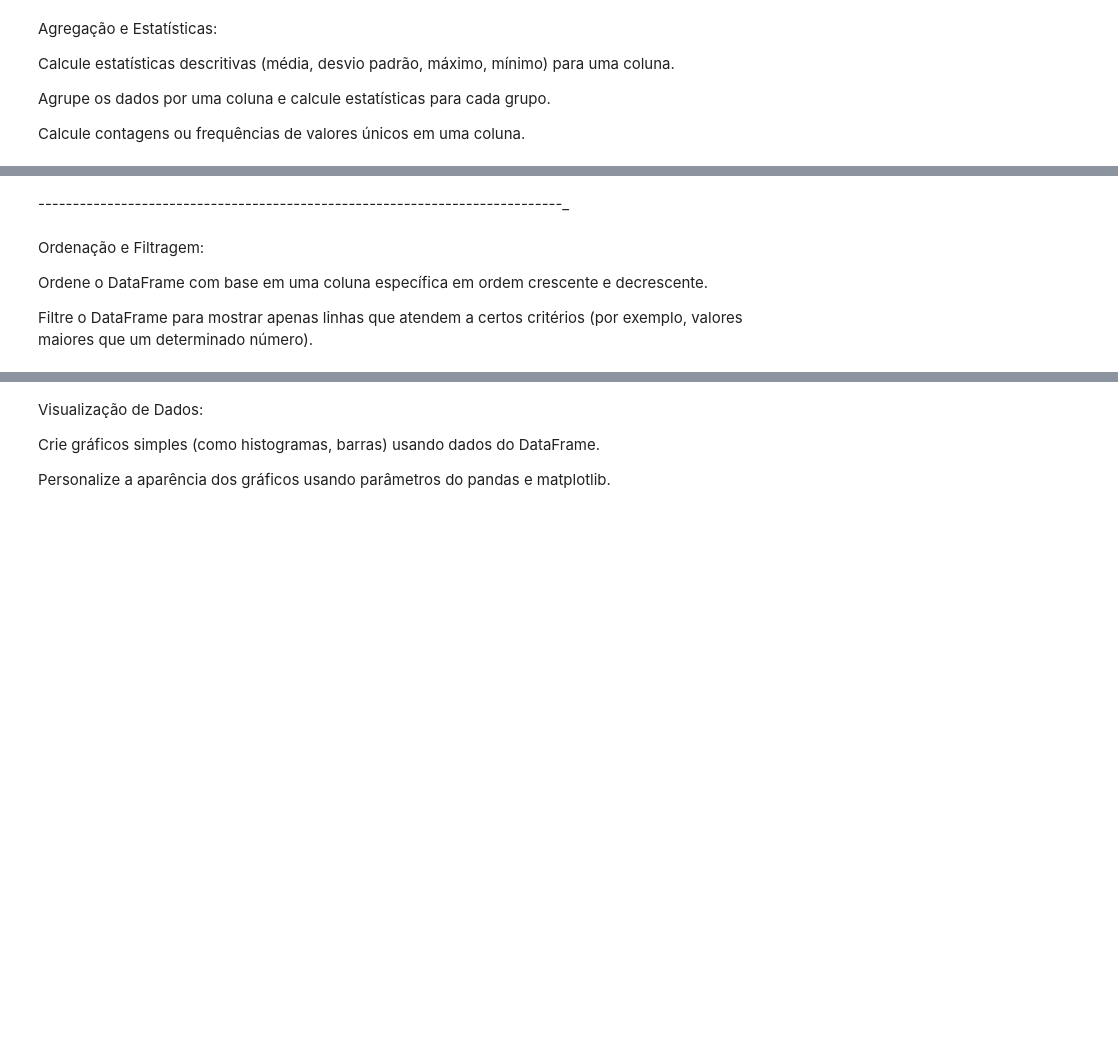
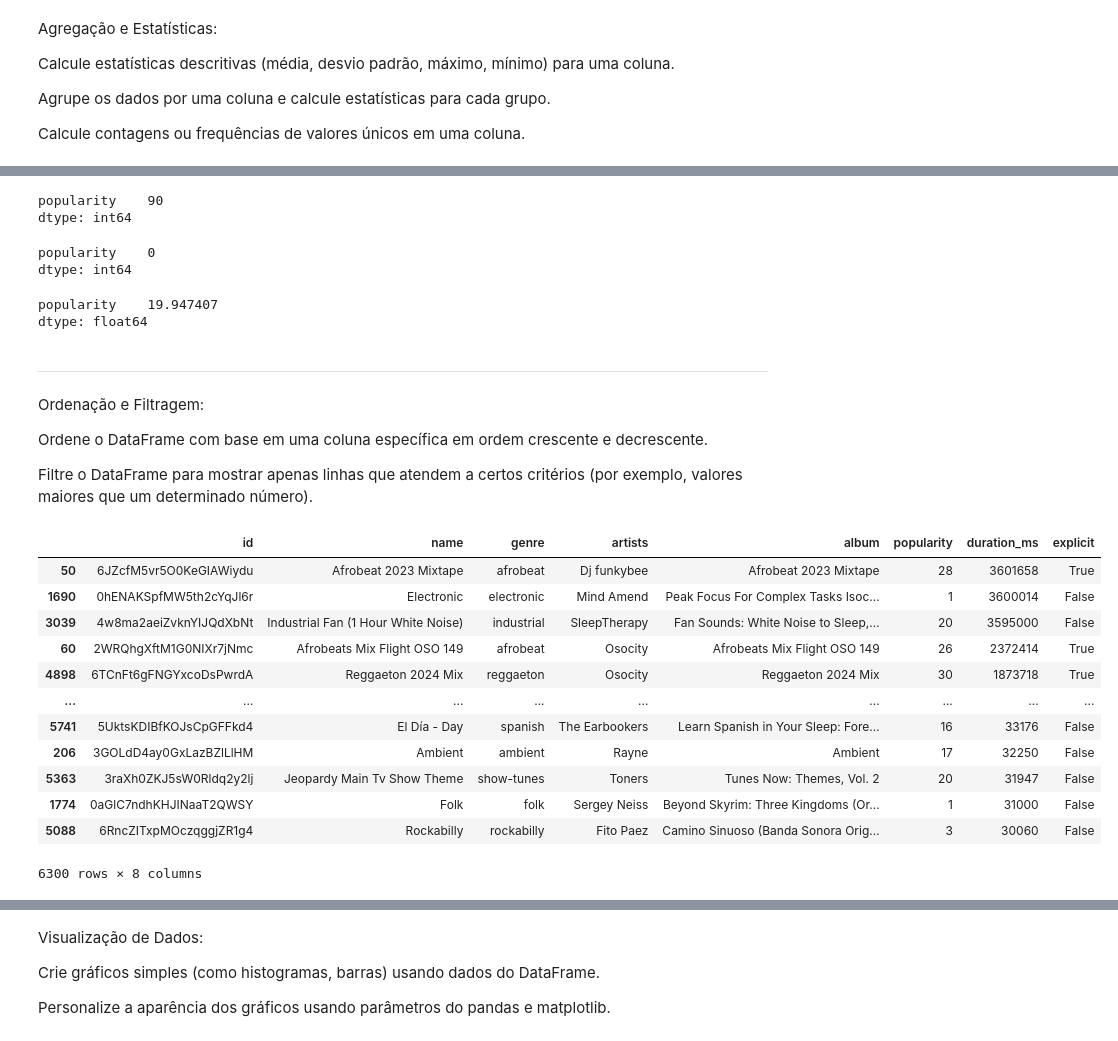
Before and after one commit to liviaalves00/JupyterNotebooksTestes, a Jupyter notebook: spotifydataset.ipynb, the cells around one changed output, grey strips where cells are left out. Saved outputs shown, nothing was run; the diff lists cells and outputs as text; code cells hidden in the pictures; blank space fills up the shorter version.

```diff
--- a/spotifydataset.ipynb
+++ b/spotifydataset.ipynb
@@ -295,8 +309,43 @@ Calcule contagens ou frequências de valores únicos em uma coluna.
+# %%
+max = spo_dt[['popularity']].max()
+print(max)
+# %% [output]
+popularity    90
+dtype: int64
+# %%
+min = spo_dt[['popularity']].min()
+print(min)
+# %% [output]
+popularity    0
+dtype: int64
+# %%
+dp = np.std(spo_dt[['popularity']])
+print(dp)
+# %% [output]
+popularity    19.947407
+dtype: float64
 # %% [markdown]
-----------------------------------------------------------------------------_
+------------------------------------------------------------------------------
 # %% [markdown]
 Ordenação e Filtragem:
 
 Ordene o DataFrame com base em uma coluna específica em ordem crescente e decrescente.
 
 Filtre o DataFrame para mostrar apenas linhas que atendem a certos critérios (por exemplo, valores maiores que um determinado número).
+# %%
+asc = spo_dt.sort_values('duration_ms', ascending=False)
+display(asc)
+# %% [output]
+|  | id | name | genre | artists | album | popularity | duration_ms | explicit |
+| 50 | 6JZcfM5vr5O0KeGIAWiydu | Afrobeat 2023 Mixtape | afrobeat | Dj funkybee | Afrobeat 2023 Mixtape | 28 | 3601658 | True |
+| 1690 | 0hENAKSpfMW5th2cYqJl6r | Electronic | electronic | Mind Amend | Peak Focus For Complex Tasks Isoc... | 1 | 3600014 | False |
+| 3039 | 4w8ma2aeiZvknYIJQdXbNt | Industrial Fan (1 Hour White Noise) | industrial | SleepTherapy | Fan Sounds: White Noise to Sleep,... | 20 | 3595000 | False |
+| 60 | 2WRQhgXftM1G0NIXr7jNmc | Afrobeats Mix Flight OSO 149 | afrobeat | Osocity | Afrobeats Mix Flight OSO 149 | 26 | 2372414 | True |
+| 4898 | 6TCnFt6gFNGYxcoDsPwrdA | Reggaeton 2024 Mix | reggaeton | Osocity | Reggaeton 2024 Mix | 30 | 1873718 | True |
+| ... | ... | ... | ... | ... | ... | ... | ... | ... |
+| 5741 | 5UktsKDIBfKOJsCpGFFkd4 | El Día - Day | spanish | The Earbookers | Learn Spanish in Your Sleep: Fore... | 16 | 33176 | False |
+| 206 | 3GOLdD4ay0GxLazBZlLlHM | Ambient | ambient | Rayne | Ambient | 17 | 32250 | False |
+| 5363 | 3raXh0ZKJ5sW0Rldq2y2lj | Jeopardy Main Tv Show Theme | show-tunes | Toners | Tunes Now: Themes, Vol. 2 | 20 | 31947 | False |
+| 1774 | 0aGlC7ndhKHJINaaT2QWSY | Folk | folk | Sergey Neiss | Beyond Skyrim: Three Kingdoms (Or... | 1 | 31000 | False |
+| 5088 | 6RncZITxpMOczqggjZR1g4 | Rockabilly | rockabilly | Fito Paez | Camino Sinuoso (Banda Sonora Orig... | 3 | 30060 | False |
+6300 rows × 8 columns
```
Also changed, not shown: parts of 20 cells of this notebook.
